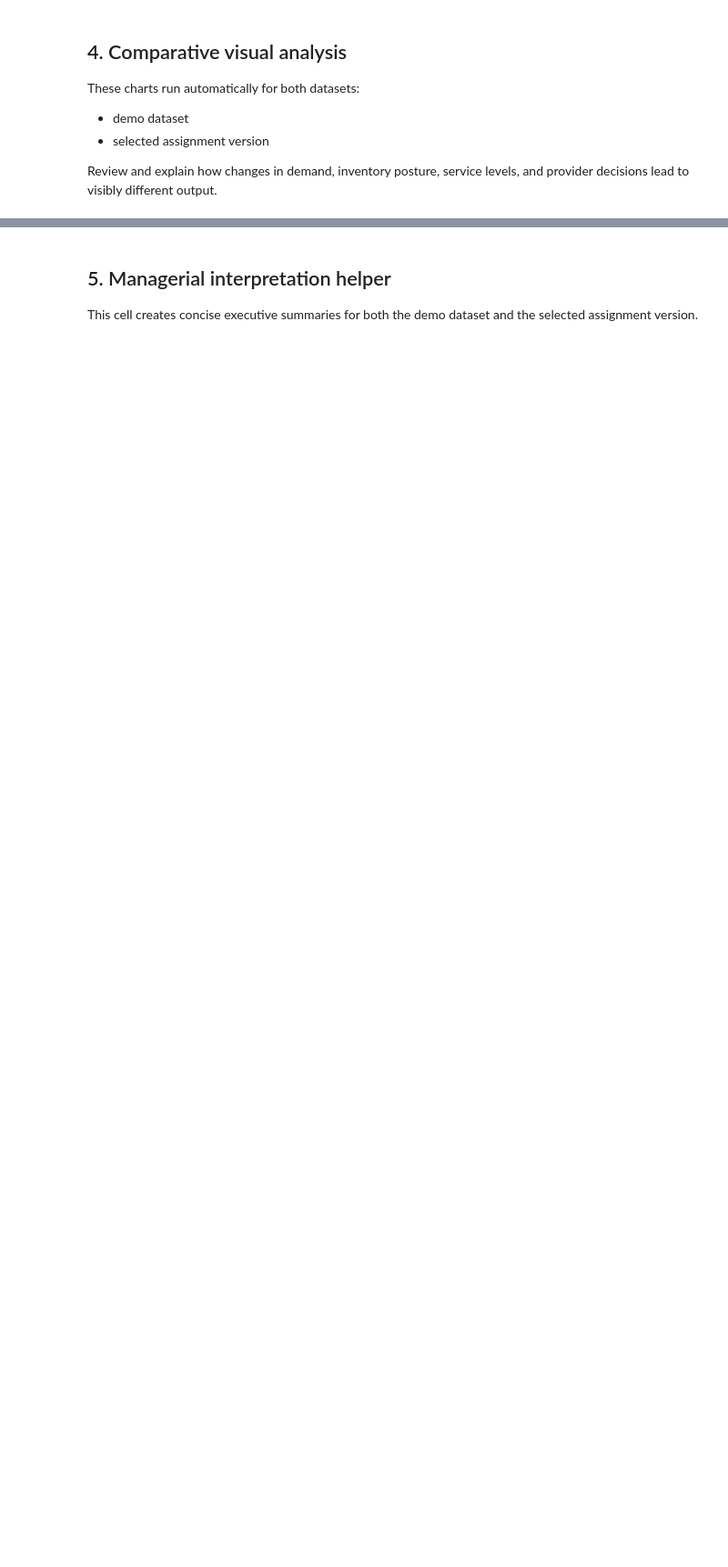
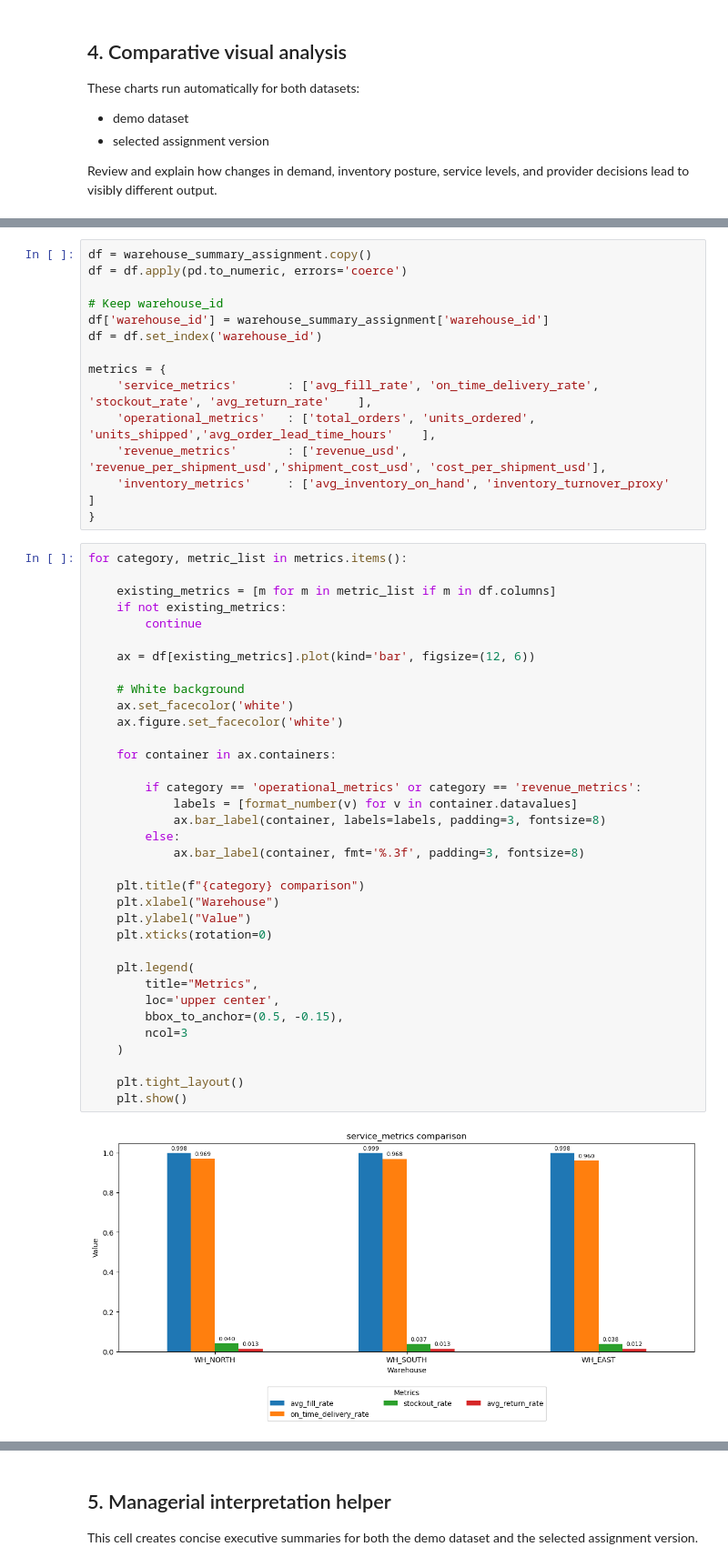
Before and after one commit to josiashdezp/supply_chain_analytics, a Jupyter notebook: code/supply_chain_group_project.ipynb, the cells around one changed output, grey strips where cells are left out. Shown at 91% size. Saved outputs shown, nothing was run; the diff lists cells and outputs as text; blank space fills up the shorter version.

Commit message:
Added KPI charts for Warehouse Performance

```diff
--- a/code/supply_chain_group_project.ipynb
+++ b/code/supply_chain_group_project.ipynb
@@ -379,0 +346,51 @@ plt.show()
+# %%
+df = warehouse_summary_assignment.copy()
+df = df.apply(pd.to_numeric, errors='coerce')
+
+# Keep warehouse_id
+df['warehouse_id'] = warehouse_summary_assignment['warehouse_id']
+df = df.set_index('warehouse_id')
+
+metrics = {
+    'service_metrics'       : ['avg_fill_rate', 'on_time_delivery_rate',        'stockout_rate', 'avg_return_rate'    ],
+    'operational_metrics'   : ['total_orders', 'units_ordered', 'units_shipped','avg_order_lead_time_hours'    ],
+    'revenue_metrics'       : ['revenue_usd', 'revenue_per_shipment_usd','shipment_cost_usd', 'cost_per_shipment_usd'],
+    'inventory_metrics'     : ['avg_inventory_on_hand', 'inventory_turnover_proxy'    ]
+}
+# %%
+for category, metric_list in metrics.items():
+
+    existing_metrics = [m for m in metric_list if m in df.columns]
+    if not existing_metrics:
+        continue
+
+    ax = df[existing_metrics].plot(kind='bar', figsize=(12, 6))
+
+    # White background
+    ax.set_facecolor('white')
+    ax.figure.set_facecolor('white')
+
+    for container in ax.containers:
+
+        if category == 'operational_metrics' or category == 'revenue_metrics':
+            labels = [format_number(v) for v in container.datavalues]
+            ax.bar_label(container, labels=labels, padding=3, fontsize=8)
+        else:
+            ax.bar_label(container, fmt='%.3f', padding=3, fontsize=8)
+
+    plt.title(f"{category} comparison")
+    plt.xlabel("Warehouse")
+    plt.ylabel("Value")
+    plt.xticks(rotation=0)
+
+    plt.legend(
+        title="Metrics",
+        loc='upper center',
+        bbox_to_anchor=(0.5, -0.15),
+        ncol=3
+    )
+
+    plt.tight_layout()
+    plt.show()
+# %% [output]
+[figure, added]
```
Also changed, not shown: parts of 6 cells of this notebook.
